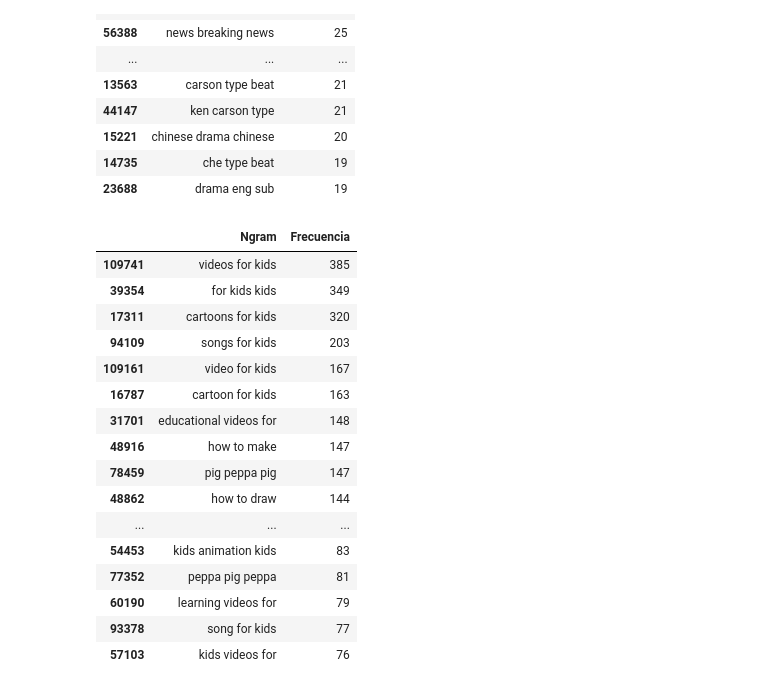
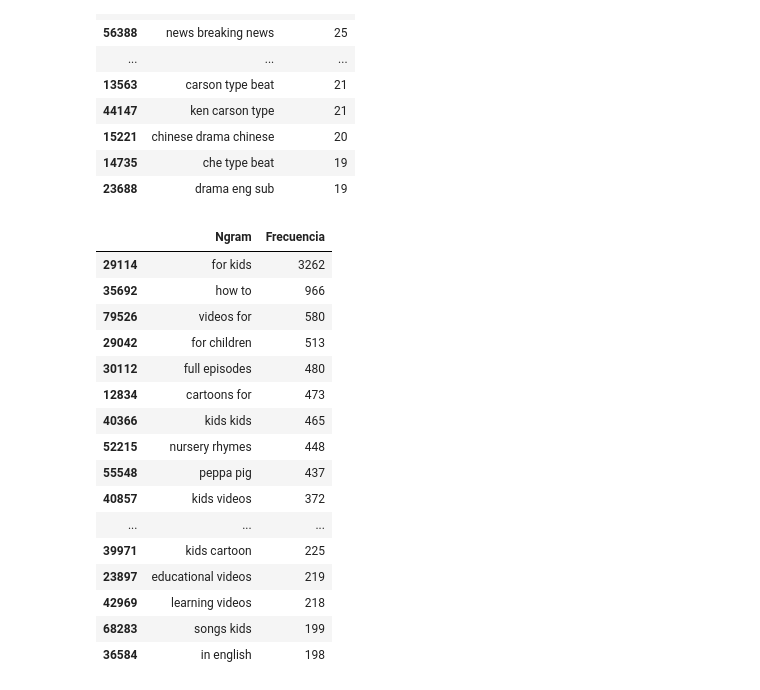
Before and after one commit to UCM-GIDIA-PD1/c2526-R1, a Jupyter notebook: src/analisis_kids.ipynb, the cells around one changed output. Drawn from its saved outputs; the diff is of its cells as text; code cells hidden in the pictures.

```diff
--- a/src/analisis_kids.ipynb
+++ b/src/analisis_kids.ipynb
@@ -323,23 +323,23 @@ ngram_df.head(20)
 | 14735 | che type beat | 19 |
 | 23688 | drama eng sub | 19 |
 # %%
-ngram_df = utils.ngramas_tags(df_Kids, "Tags", 3)
+ngram_df = utils.ngramas_tags(df_Kids, "Tags", 2)
 ngram_df.head(20)
 # %% [output]
 |  | Ngram | Frecuencia |
-| 109741 | videos for kids | 385 |
-| 39354 | for kids kids | 349 |
-| 17311 | cartoons for kids | 320 |
-| 94109 | songs for kids | 203 |
-| 109161 | video for kids | 167 |
-| 16787 | cartoon for kids | 163 |
-| 31701 | educational videos for | 148 |
-| 48916 | how to make | 147 |
-| 78459 | pig peppa pig | 147 |
-| 48862 | how to draw | 144 |
+| 29114 | for kids | 3262 |
+| 35692 | how to | 966 |
+| 79526 | videos for | 580 |
+| 29042 | for children | 513 |
+| 30112 | full episodes | 480 |
+| 12834 | cartoons for | 473 |
+| 40366 | kids kids | 465 |
+| 52215 | nursery rhymes | 448 |
+| 55548 | peppa pig | 437 |
+| 40857 | kids videos | 372 |
 | ... | ... | ... |
-| 54453 | kids animation kids | 83 |
-| 77352 | peppa pig peppa | 81 |
-| 60190 | learning videos for | 79 |
-| 93378 | song for kids | 77 |
-| 57103 | kids videos for | 76 |
+| 39971 | kids cartoon | 225 |
+| 23897 | educational videos | 219 |
+| 42969 | learning videos | 218 |
+| 68283 | songs kids | 199 |
+| 36584 | in english | 198 |
```
Also changed, not shown: 1 other file.
